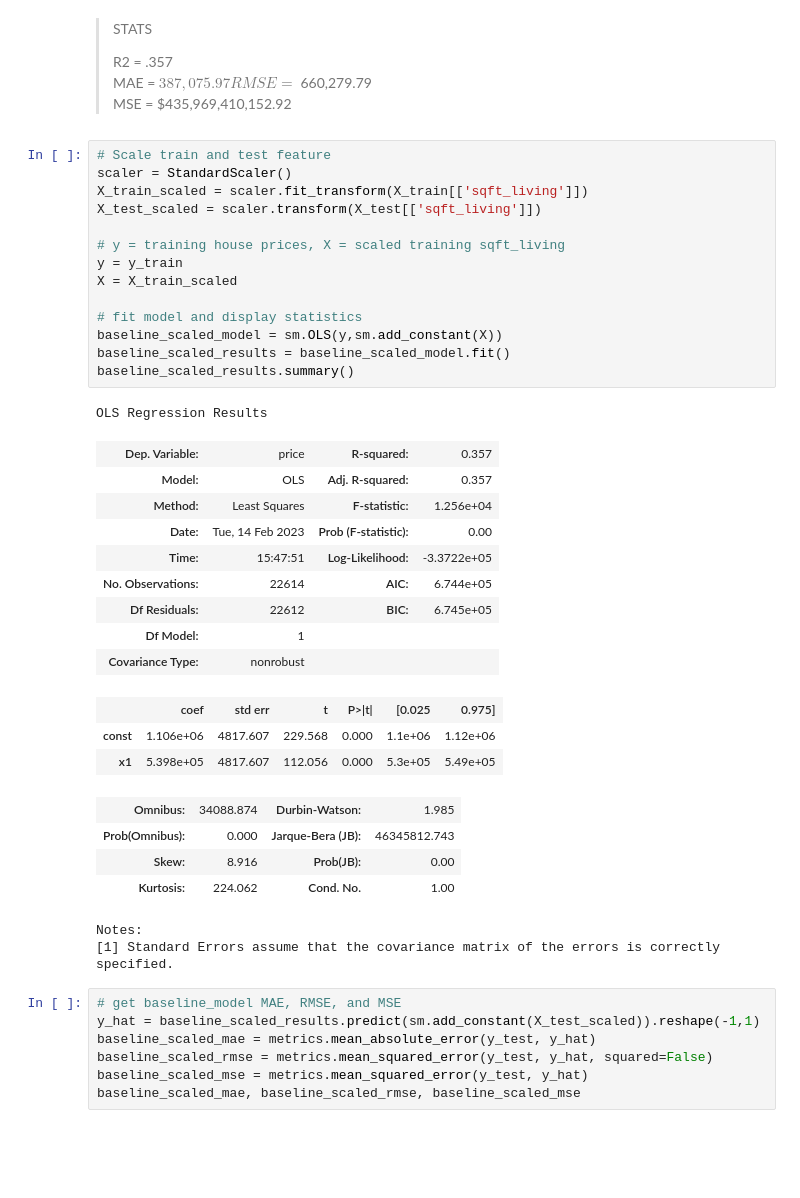
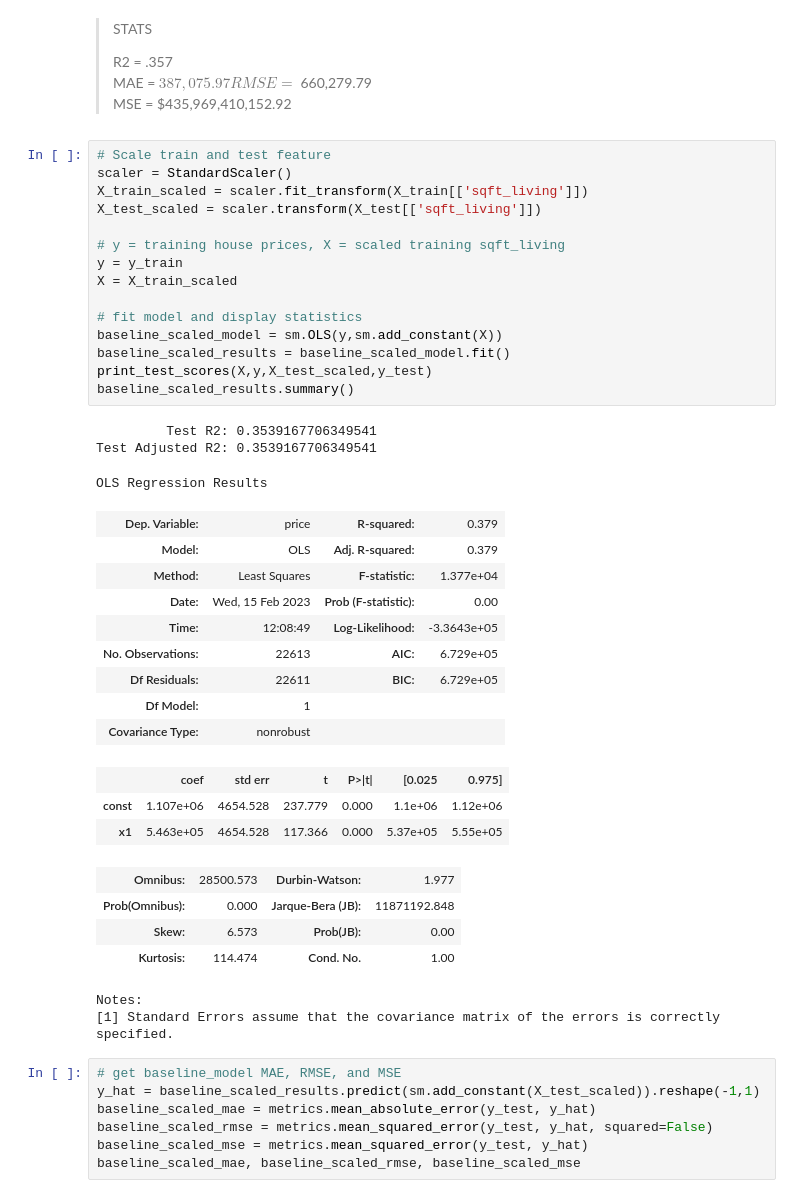
Before and after one commit to alexanderdaffara/HousingSalesRegression, a Jupyter notebook: Alex_Notebook.ipynb, the cells around one changed output. Saved outputs shown, nothing was run; the diff lists cells and outputs as text; blank space fills up the shorter version.

```diff
--- a/Alex_Notebook.ipynb
+++ b/Alex_Notebook.ipynb
@@ -449,37 +469,40 @@ using scaled `sqft_living` - Square footage of living space in the home
 # %%
 # Scale train and test feature
 scaler = StandardScaler()
 X_train_scaled = scaler.fit_transform(X_train[['sqft_living']])
 X_test_scaled = scaler.transform(X_test[['sqft_living']])
 
 # y = training house prices, X = scaled training sqft_living
 y = y_train
 X = X_train_scaled
 
 # fit model and display statistics
 baseline_scaled_model = sm.OLS(y,sm.add_constant(X))
 baseline_scaled_results = baseline_scaled_model.fit()
+print_test_scores(X,y,X_test_scaled,y_test)
 baseline_scaled_results.summary()
 # %% [output]
-OLS Regression Results
+         Test R2: 0.3539167706349541
+Test Adjusted R2: 0.3539167706349541
+OLS Regression Results
-| Dep. Variable: | price | R-squared: | 0.357 |
-| Model: | OLS | Adj. R-squared: | 0.357 |
-| Method: | Least Squares | F-statistic: | 1.256e+04 |
-| Date: | Tue, 14 Feb 2023 | Prob (F-statistic): | 0.00 |
-| Time: | 15:47:51 | Log-Likelihood: | -3.3722e+05 |
-| No. Observations: | 22614 | AIC: | 6.744e+05 |
-| Df Residuals: | 22612 | BIC: | 6.745e+05 |
+| Dep. Variable: | price | R-squared: | 0.379 |
+| Model: | OLS | Adj. R-squared: | 0.379 |
+| Method: | Least Squares | F-statistic: | 1.377e+04 |
+| Date: | Wed, 15 Feb 2023 | Prob (F-statistic): | 0.00 |
+| Time: | 12:08:49 | Log-Likelihood: | -3.3643e+05 |
+| No. Observations: | 22613 | AIC: | 6.729e+05 |
+| Df Residuals: | 22611 | BIC: | 6.729e+05 |
 | Df Model: | 1 |  |  |
 | Covariance Type: | nonrobust |  |  |
 |  | coef | std err | t | P>|t| | [0.025 | 0.975] |
-| const | 1.106e+06 | 4817.607 | 229.568 | 0.000 | 1.1e+06 | 1.12e+06 |
-| x1 | 5.398e+05 | 4817.607 | 112.056 | 0.000 | 5.3e+05 | 5.49e+05 |
+| const | 1.107e+06 | 4654.528 | 237.779 | 0.000 | 1.1e+06 | 1.12e+06 |
+| x1 | 5.463e+05 | 4654.528 | 117.366 | 0.000 | 5.37e+05 | 5.55e+05 |
-| Omnibus: | 34088.874 | Durbin-Watson: | 1.985 |
-| Prob(Omnibus): | 0.000 | Jarque-Bera (JB): | 46345812.743 |
-| Skew: | 8.916 | Prob(JB): | 0.00 |
-| Kurtosis: | 224.062 | Cond. No. | 1.00 |
+| Omnibus: | 28500.573 | Durbin-Watson: | 1.977 |
+| Prob(Omnibus): | 0.000 | Jarque-Bera (JB): | 11871192.848 |
+| Skew: | 6.573 | Prob(JB): | 0.00 |
+| Kurtosis: | 114.474 | Cond. No. | 1.00 |
-Notes:
-[1] Standard Errors assume that the covariance matrix of the errors is correctly specified.
+Notes:
+[1] Standard Errors assume that the covariance matrix of the errors is correctly specified.
 # %%
 # get baseline_model MAE, RMSE, and MSE
 y_hat = baseline_scaled_results.predict(sm.add_constant(X_test_scaled)).reshape(-1,1)
```
Also changed, not shown: parts of 20 cells of this notebook.
